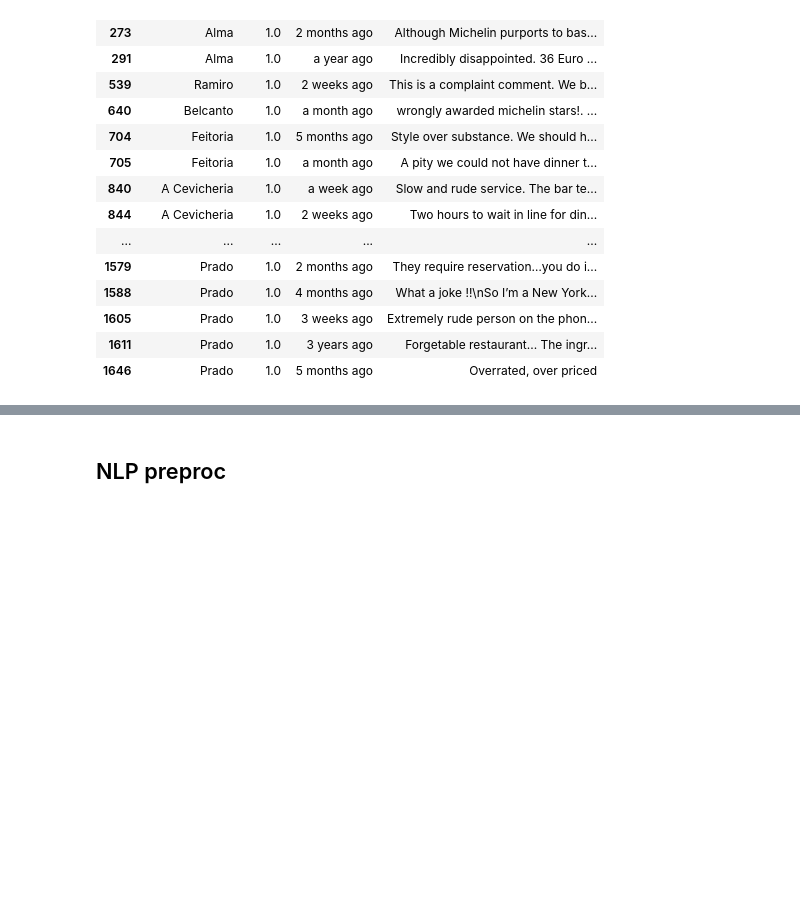
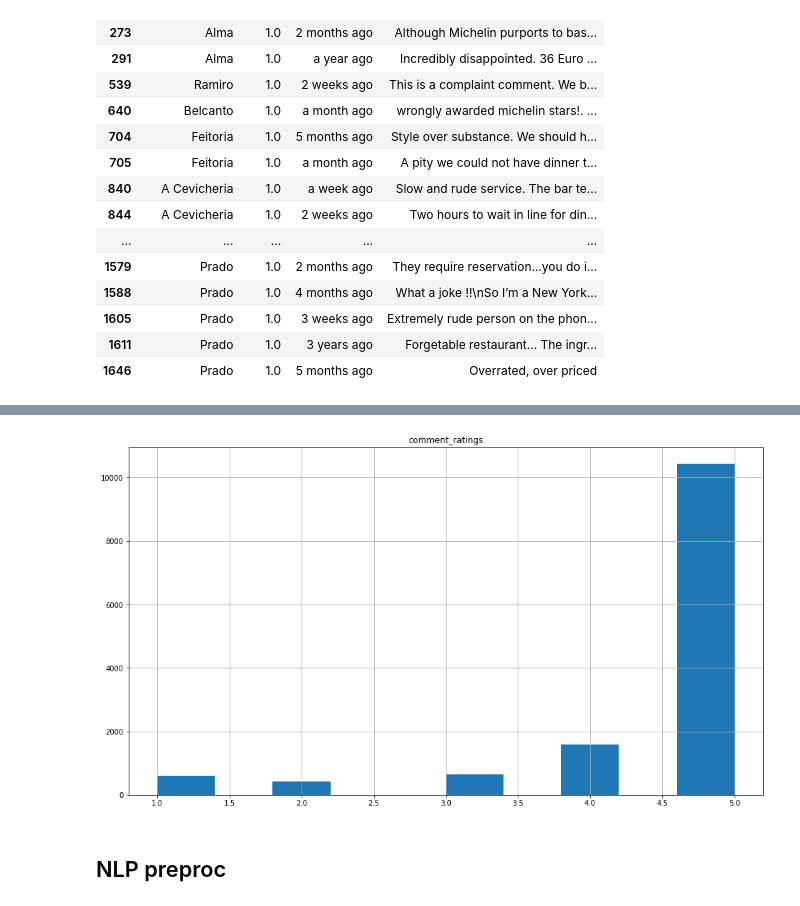
Before and after one commit to MalouO/small_business, a Jupyter notebook: notebooks/google_reviews_NLP.ipynb, the cells around one changed output, grey strips where cells are left out. Saved outputs shown, nothing was run; the diff lists cells and outputs as text; code cells hidden in the pictures; blank space fills up the shorter version.

```diff
--- a/notebooks/Google_map_data.ipynb
+++ b/notebooks/google_reviews_NLP.ipynb
@@ -131,0 +165,5 @@ cleaned_df[cleaned_df.Score == 1]
+# %%
+def extract_score(series):
+    return float(series[6:9])
+# %%
+cleaned_df['comment_ratings'] = cleaned_df['comment_ratings'].apply(extract_score)
@@ -132,3 +185,7 @@ cleaned_df[cleaned_df.Score == 1]
+# %%
+cleaned_df.hist();
+# %% [output]
+[figure, added]
 # %% [markdown]
 ## NLP preproc
 # %%
```
Also changed, not shown: parts of 15 cells of this notebook.
